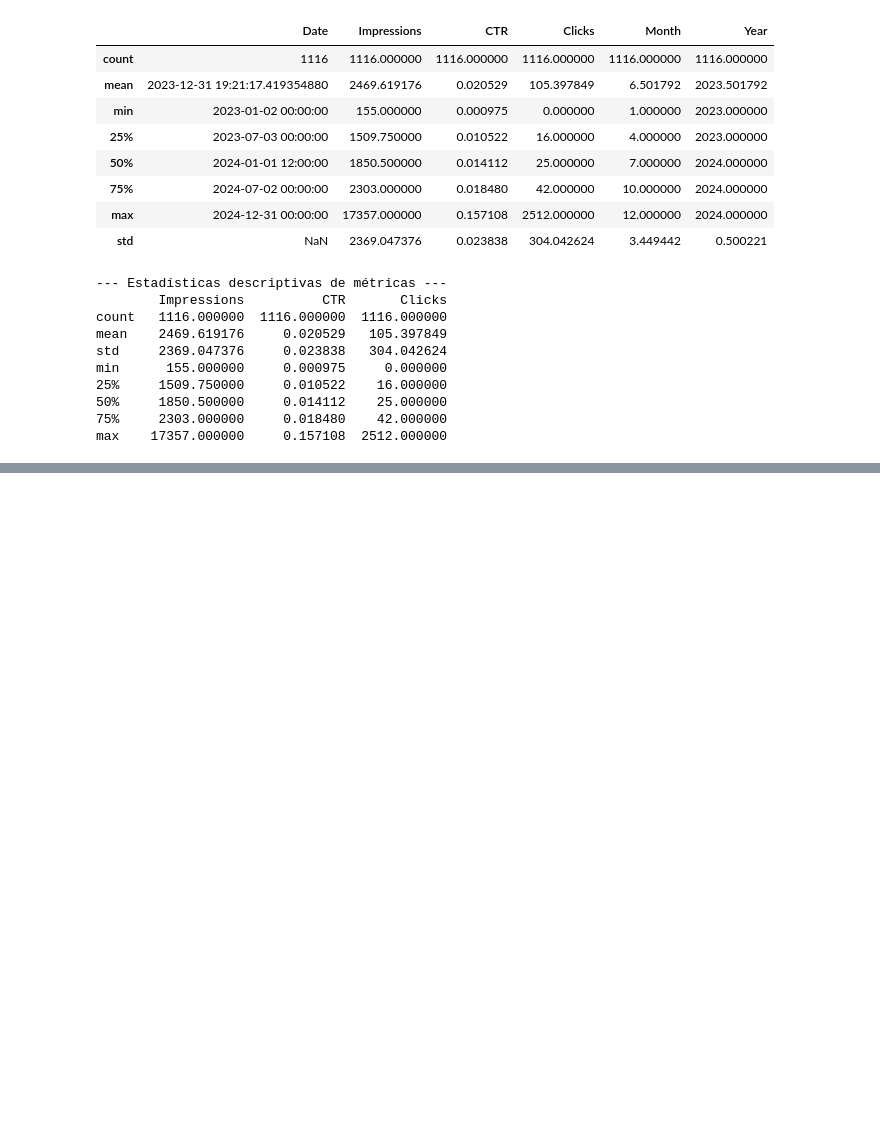
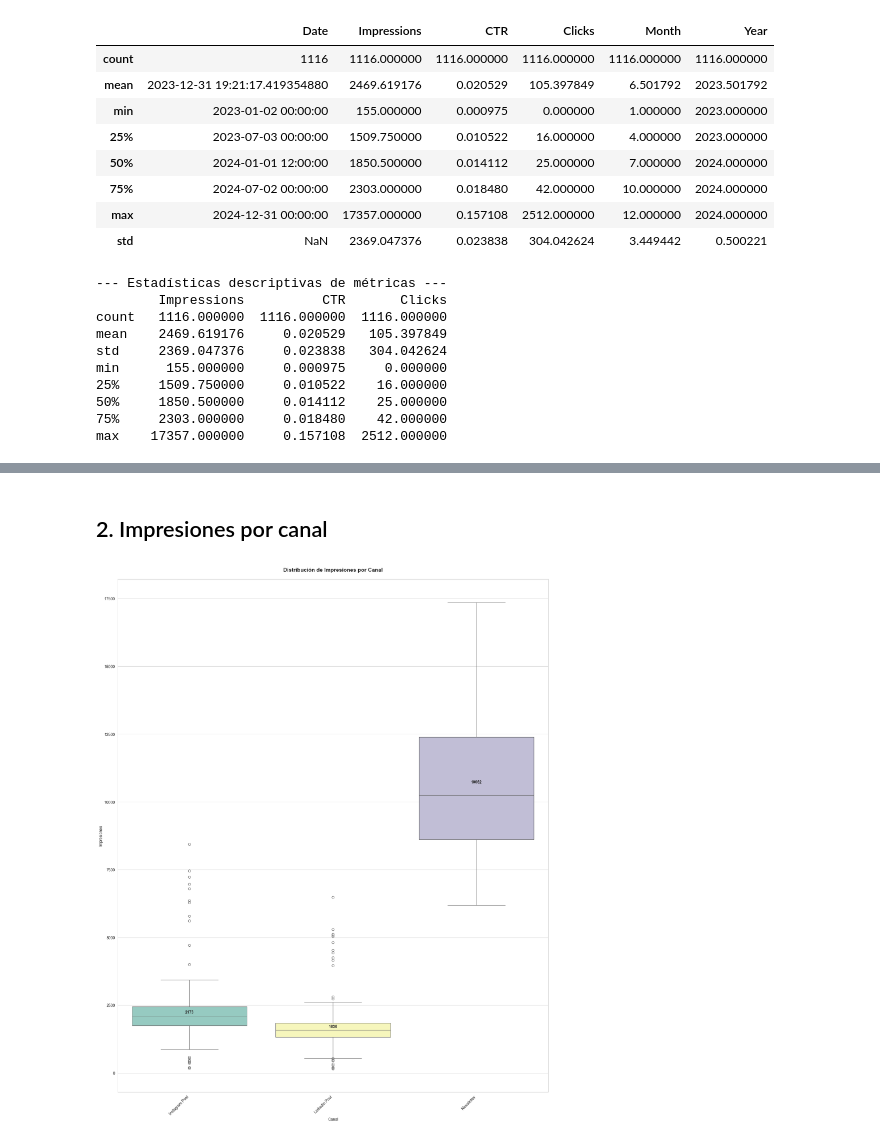
Before and after one commit to andreszaragoza/Campa-a_Ctr, a Jupyter notebook: notebooks/Analisis.ipynb, the cells around one changed output, grey strips where cells are left out. Drawn from its saved outputs; the diff is of its cells as text; code cells hidden in the pictures; blank space fills up the shorter version.

```diff
--- a/notebooks/Analisis.ipynb
+++ b/notebooks/Analisis.ipynb
@@ -162,0 +185,15 @@ max    17357.000000     0.157108  2512.000000
+# %% [markdown]
+## 2. Impresiones por canal
+# %%
+plt.Subplot(fig, 4, 3, 2)
+sns.boxplot(data=df, x='Action_Type', y='Impressions', palette='Set3')
+plt.title('Distribución de Impresiones por Canal', fontsize=14, fontweight='bold', pad=20)
+plt.xticks(rotation=45, ha='right')
+plt.ylabel('Impresiones')
+plt.xlabel('Canal')
+'''Añadir valores medios'''
+for i, channel in enumerate(df['Action_Type'].unique()):
+    mean_val = df[df['Action_Type'] == channel]['Impressions'].mean()
+    plt.text(i, mean_val, f'{mean_val:.0f}', ha='center', va='bottom', fontweight='bold')
+# %% [output]
+[figure, added]
```
Also changed, not shown: parts of 8 cells of this notebook.
